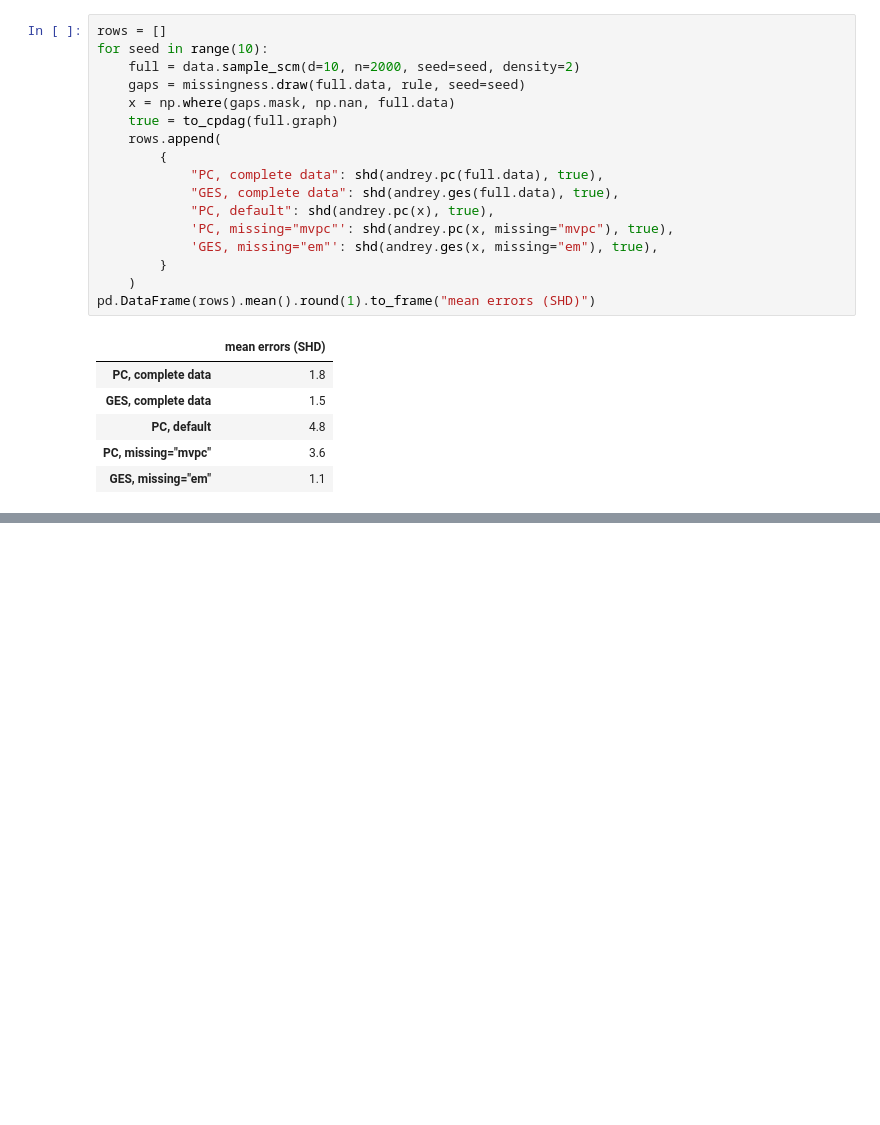
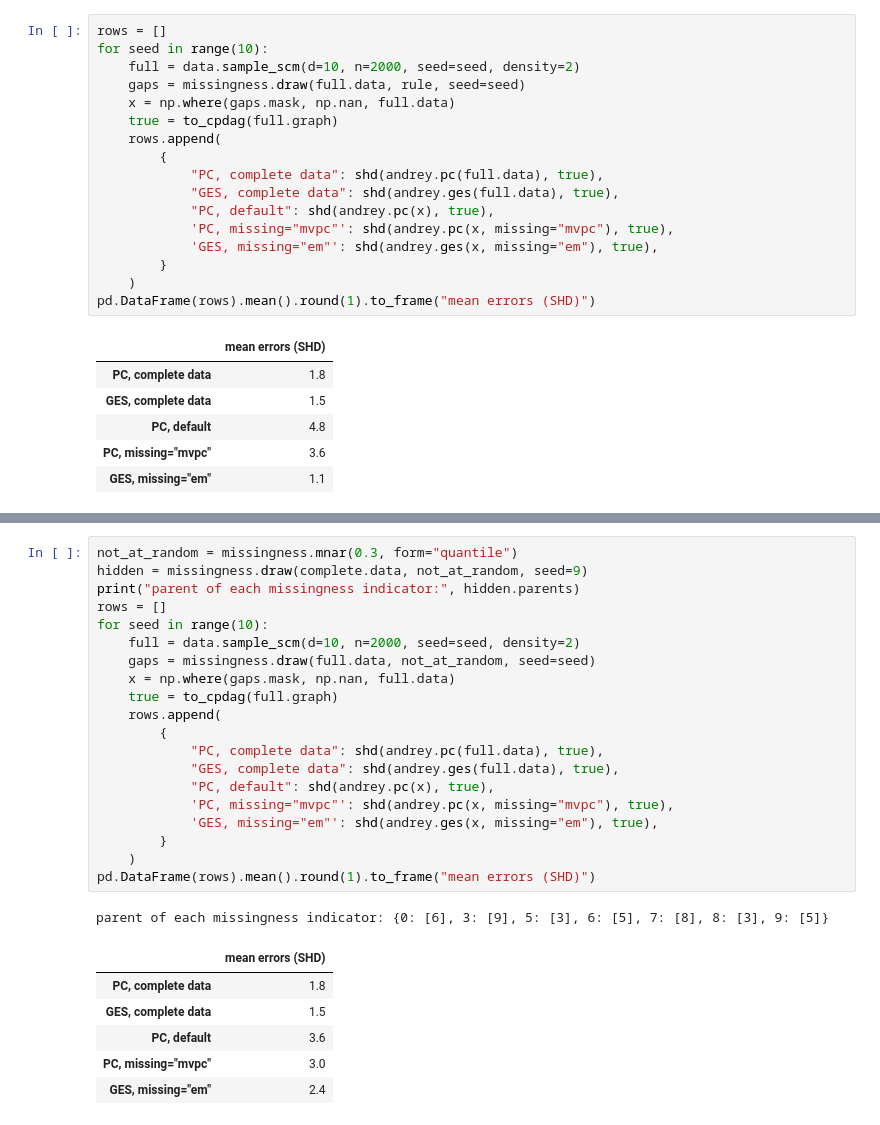
Before and after one commit to Abel-ai-lab/Andrey, a Jupyter notebook: examples/missing_values.ipynb, the cells around one changed output, grey strips where cells are left out. Saved outputs shown, nothing was run; the diff lists cells and outputs as text; blank space fills up the shorter version.

```diff
--- a/examples/missing_values.ipynb
+++ b/examples/missing_values.ipynb
@@ -164,0 +170,28 @@ give what we measured against reference implementations.
+# %%
+not_at_random = missingness.mnar(0.3, form="quantile")
+hidden = missingness.draw(complete.data, not_at_random, seed=9)
+print("parent of each missingness indicator:", hidden.parents)
+rows = []
+for seed in range(10):
+    full = data.sample_scm(d=10, n=2000, seed=seed, density=2)
+    gaps = missingness.draw(full.data, not_at_random, seed=seed)
+    x = np.where(gaps.mask, np.nan, full.data)
+    true = to_cpdag(full.graph)
+    rows.append(
+        {
+            "PC, complete data": shd(andrey.pc(full.data), true),
+            "GES, complete data": shd(andrey.ges(full.data), true),
+            "PC, default": shd(andrey.pc(x), true),
+            'PC, missing="mvpc"': shd(andrey.pc(x, missing="mvpc"), true),
+            'GES, missing="em"': shd(andrey.ges(x, missing="em"), true),
+        }
+    )
+pd.DataFrame(rows).mean().round(1).to_frame("mean errors (SHD)")
+# %% [output]
+parent of each missingness indicator: {0: [6], 3: [9], 5: [3], 6: [5], 7: [8], 8: [3], 9: [5]}
+|  | mean errors (SHD) |
+| PC, complete data | 1.8 |
+| GES, complete data | 1.5 |
+| PC, default | 3.6 |
+| PC, missing="mvpc" | 3.0 |
+| GES, missing="em" | 2.4 |
```
Also changed, not shown: parts of 15 cells of this notebook, 15 other files.
